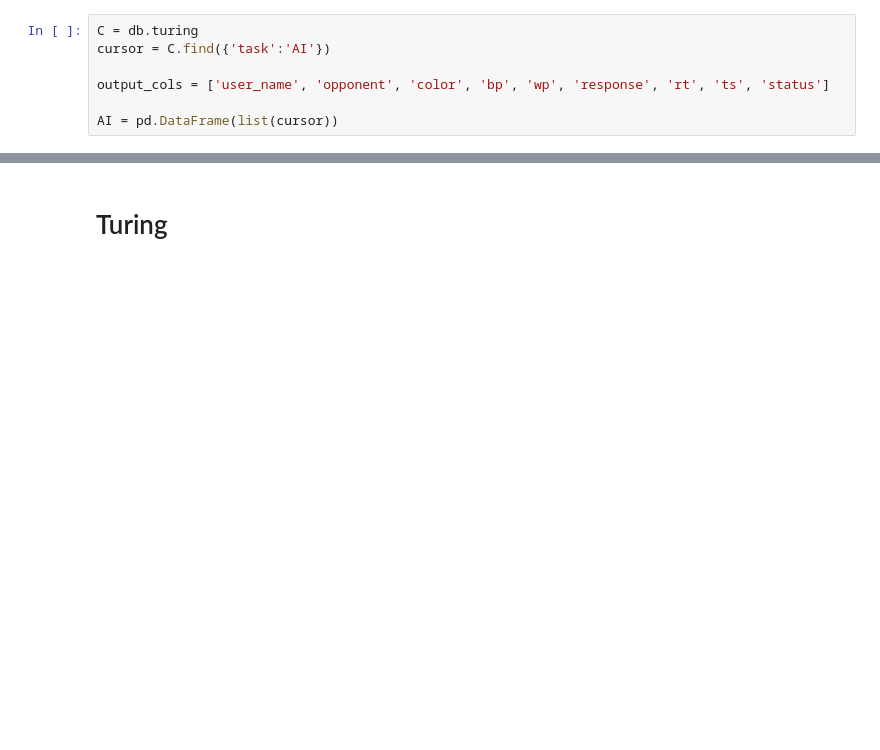
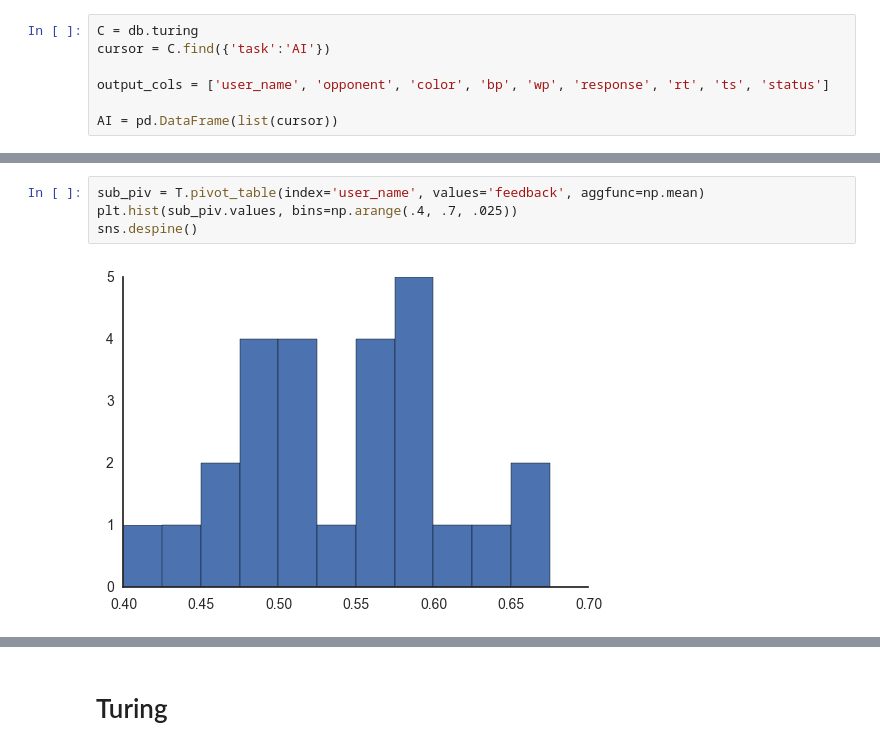
Before and after one commit to galbiati/mnk-cleaning-analysis, a Jupyter notebook: 6_tur/Pull Data.ipynb, the cells around one changed output, grey strips where cells are left out. Drawn from its saved outputs; the diff is of its cells as text; blank space fills up the shorter version.

```diff
--- a/6_tur/Pull Data.ipynb
+++ b/6_tur/Pull Data.ipynb
@@ -50,0 +88,6 @@ sns.despine()
+# %%
+sub_piv = T.pivot_table(index='user_name', values='feedback', aggfunc=np.mean)
+plt.hist(sub_piv.values, bins=np.arange(.4, .7, .025))
+sns.despine()
+# %% [output]
+[figure, added]
```
Also changed, not shown: parts of 17 cells of this notebook.
